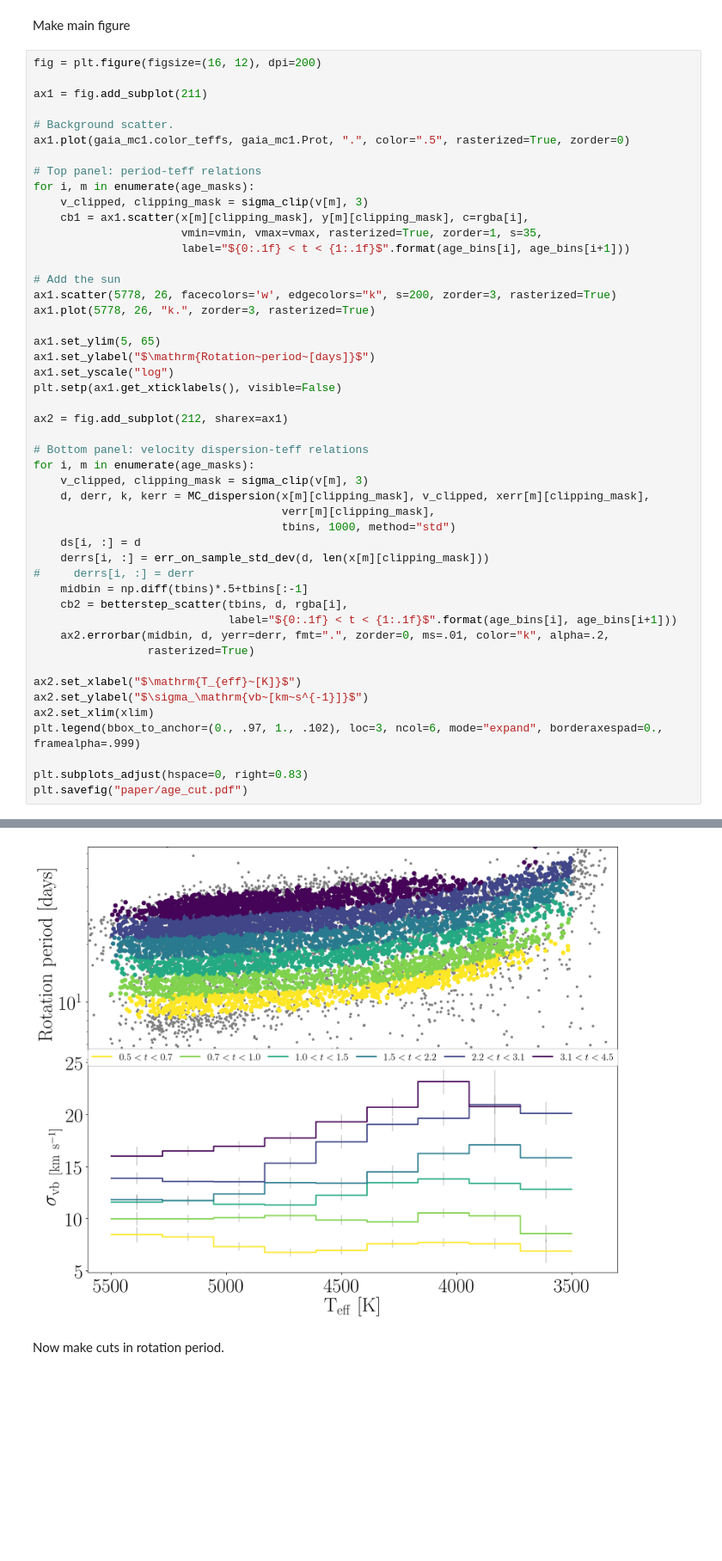
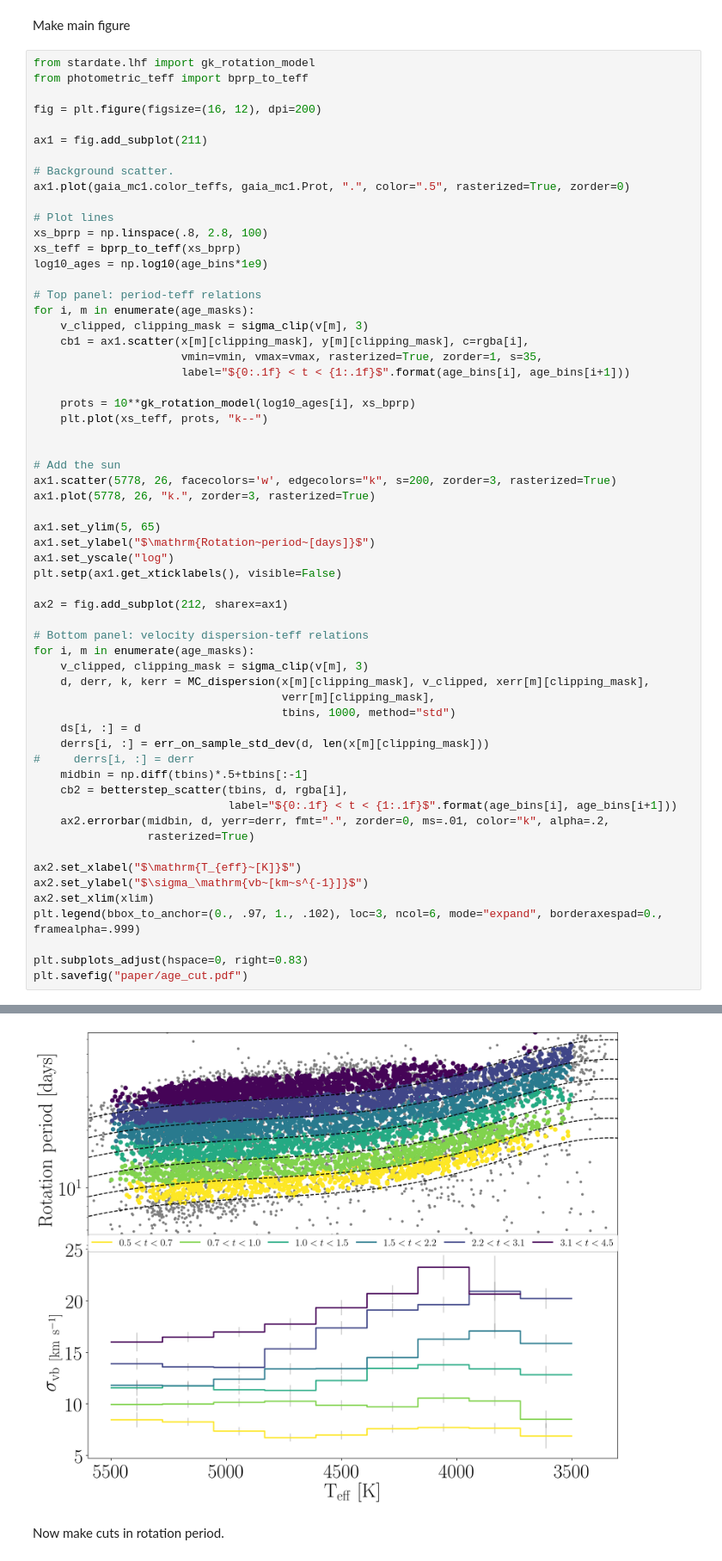
Before and after one commit to RuthAngus/kinematics-and-rotation, a Jupyter notebook: Main_figure.ipynb, the cells around one changed output, grey strips where cells are left out. Shown at 86% size. Cells and saved outputs as stored; diff of their text form; blank space fills up the shorter version.

Commit message:
adding top line to age_cut.pdf

```diff
--- a/Main_figure.ipynb
+++ b/Main_figure.ipynb
@@ -102,6 +102,9 @@ def betterstep_scatter(bins, y, c, label, **kwargs):
 # %% [markdown]
 Make main figure
 # %%
+from stardate.lhf import gk_rotation_model
+from photometric_teff import bprp_to_teff
+
 fig = plt.figure(figsize=(16, 12), dpi=200)
 
 ax1 = fig.add_subplot(211)
@@ -109,12 +112,21 @@ ax1 = fig.add_subplot(211)
 # Background scatter.
 ax1.plot(gaia_mc1.color_teffs, gaia_mc1.Prot, ".", color=".5", rasterized=True, zorder=0)
 
+# Plot lines
+xs_bprp = np.linspace(.8, 2.8, 100)
+xs_teff = bprp_to_teff(xs_bprp)
+log10_ages = np.log10(age_bins*1e9)
+
 # Top panel: period-teff relations
 for i, m in enumerate(age_masks):
     v_clipped, clipping_mask = sigma_clip(v[m], 3)
     cb1 = ax1.scatter(x[m][clipping_mask], y[m][clipping_mask], c=rgba[i],
                       vmin=vmin, vmax=vmax, rasterized=True, zorder=1, s=35,
                       label="${0:.1f} < t < {1:.1f}$".format(age_bins[i], age_bins[i+1]))
+
+    prots = 10**gk_rotation_model(log10_ages[i], xs_bprp)
+    plt.plot(xs_teff, prots, "k--")
+
 
 # Add the sun
 ax1.scatter(5778, 26, facecolors='w', edgecolors="k", s=200, zorder=3, rasterized=True)
@@ -141,34 +153,34 @@ for i, m in enumerate(age_masks):
                              label="${0:.1f} < t < {1:.1f}$".format(age_bins[i], age_bins[i+1]))
     ax2.errorbar(midbin, d, yerr=derr, fmt=".", zorder=0, ms=.01, color="k", alpha=.2,
                  rasterized=True)
 
 ax2.set_xlabel("$\mathrm{T_{eff}~[K]}$")
 ax2.set_ylabel("$\sigma_\mathrm{vb~[km~s^{-1}]}$")
 ax2.set_xlim(xlim)
 plt.legend(bbox_to_anchor=(0., .97, 1., .102), loc=3, ncol=6, mode="expand", borderaxespad=0., framealpha=.999)
 
 plt.subplots_adjust(hspace=0, right=0.83)
 plt.savefig("paper/age_cut.pdf")
 # %% [output]
 WARNING:matplotlib.axes._axes:'c' argument looks like a single numeric RGB or RGBA sequence, which should be avoided as value-mapping will have precedence in case its length matches with 'x' & 'y'.  P ...
 WARNING:matplotlib.axes._axes:'c' argument looks like a single numeric RGB or RGBA sequence, which should be avoided as value-mapping will have precedence in case its length matches with 'x' & 'y'.  P ...
 WARNING:matplotlib.axes._axes:'c' argument looks like a single numeric RGB or RGBA sequence, which should be avoided as value-mapping will have precedence in case its length matches with 'x' & 'y'.  P ...
 WARNING:matplotlib.axes._axes:'c' argument looks like a single numeric RGB or RGBA sequence, which should be avoided as value-mapping will have precedence in case its length matches with 'x' & 'y'.  P ...
 WARNING:matplotlib.axes._axes:'c' argument looks like a single numeric RGB or RGBA sequence, which should be avoided as value-mapping will have precedence in case its length matches with 'x' & 'y'.  P ...
 WARNING:matplotlib.axes._axes:'c' argument looks like a single numeric RGB or RGBA sequence, which should be avoided as value-mapping will have precedence in case its length matches with 'x' & 'y'.  P ...
 niter =  3 7 stars removed kurtosis =  0.18548393498883176
 niter =  5 6 stars removed kurtosis =  -0.21368388514315484
 niter =  2 3 stars removed kurtosis =  -0.373393603258354
 niter =  4 17 stars removed kurtosis =  0.023108771822246243
 niter =  4 20 stars removed kurtosis =  0.18962530532856992
 niter =  3 8 stars removed kurtosis =  -0.06711932126244324
 niter =  3 7 stars removed kurtosis =  0.18548393498883176
 niter =  5 6 stars removed kurtosis =  -0.21368388514315484
 niter =  2 3 stars removed kurtosis =  -0.373393603258354
 niter =  4 17 stars removed kurtosis =  0.023108771822246243
 niter =  4 20 stars removed kurtosis =  0.18962530532856992
 niter =  3 8 stars removed kurtosis =  -0.06711932126244324
-[figure, old version]
+[figure, new version]
 # %% [markdown]
 Now make cuts in rotation period.
 # %%
```
Also changed, not shown: 2 other files.
